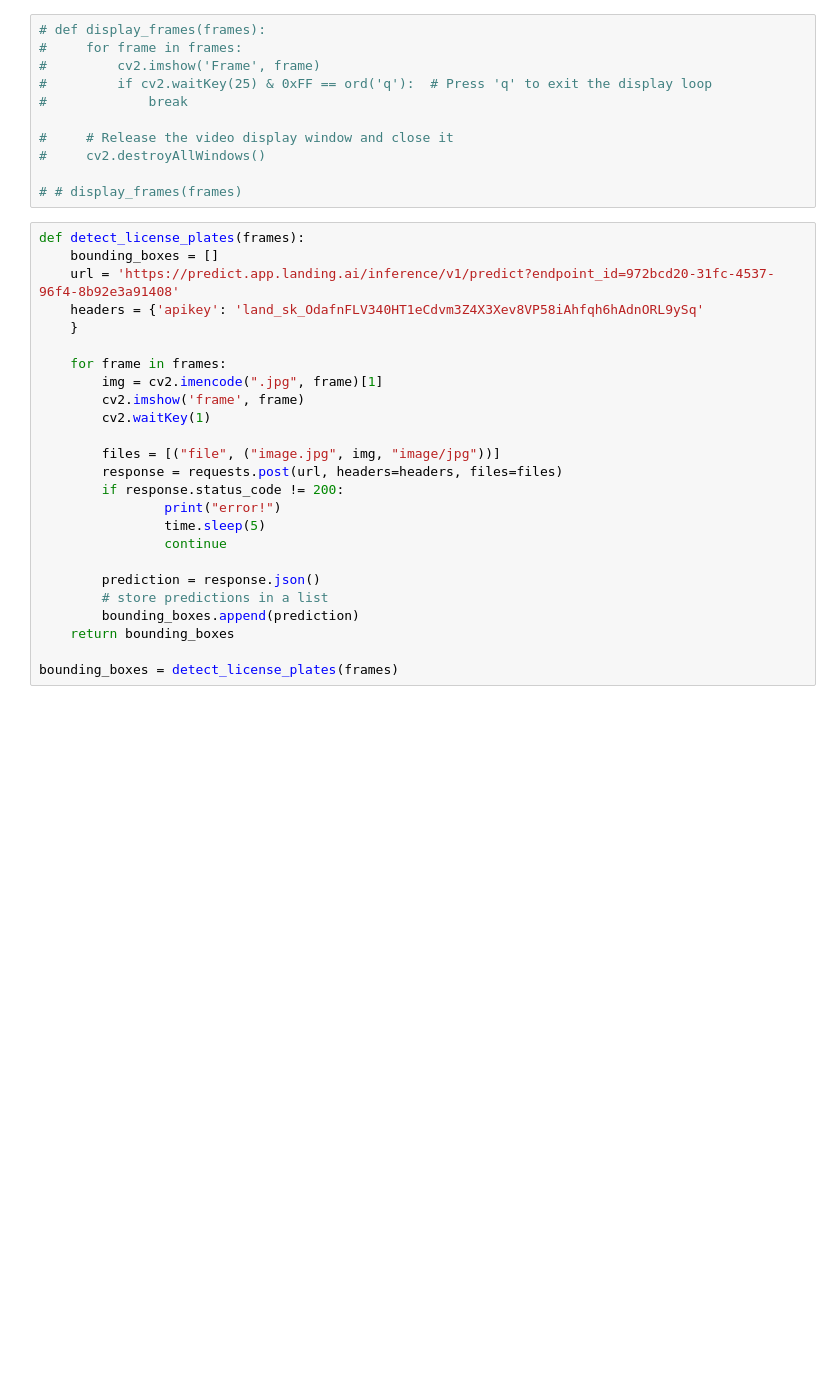
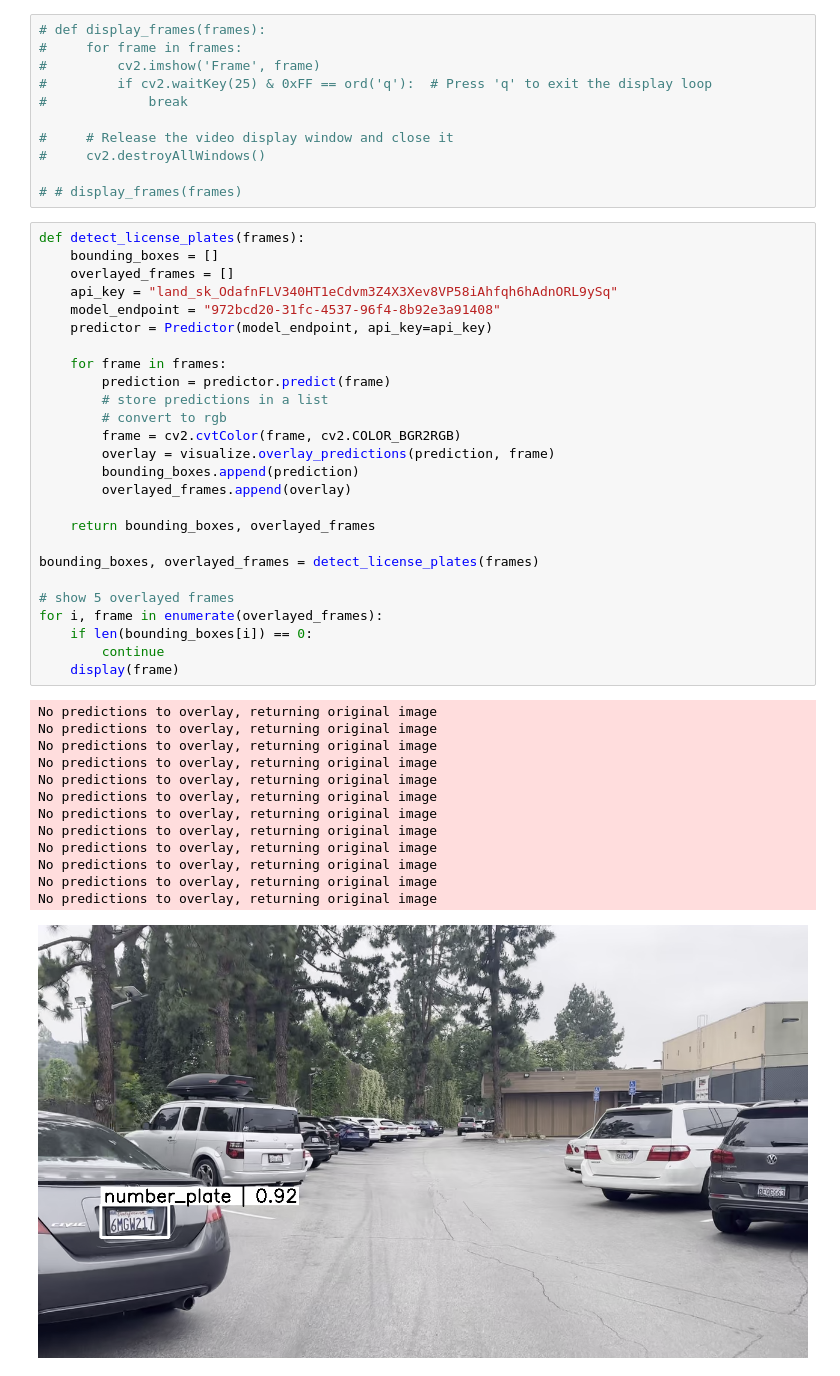
Before and after one commit to wwblodge1/landing-apps-poc, a Jupyter notebook: main.ipynb, the cells around one changed output. Saved outputs shown, nothing was run; the diff lists cells and outputs as text; blank space fills up the shorter version.

```diff
--- a/main.ipynb
+++ b/main.ipynb
@@ -45,28 +52,43 @@ frames = extract_frames(video_file_path)
 #     cv2.destroyAllWindows()
 
 # # display_frames(frames)
-# %%
-def detect_license_plates(frames):
-    bounding_boxes = []
-    url = 'https://predict.app.landing.ai/inference/v1/predict?endpoint_id=972bcd20-31fc-4537-96f4-8b92e3a91408'
-    headers = {'apikey': 'land_sk_OdafnFLV340HT1eCdvm3Z4X3Xev8VP58iAhfqh6hAdnORL9ySq'
-    }
-
-    for frame in frames:
-        img = cv2.imencode(".jpg", frame)[1]
-        cv2.imshow('frame', frame)
-        cv2.waitKey(1)
-
-        files = [("file", ("image.jpg", img, "image/jpg"))]
-        response = requests.post(url, headers=headers, files=files)
-        if response.status_code != 200:
-                print("error!")
-                time.sleep(5)
-                continue
-
-        prediction = response.json()
-        # store predictions in a list
-        bounding_boxes.append(prediction)
-    return bounding_boxes
-
-bounding_boxes = detect_license_plates(frames)
+# %%
+def detect_license_plates(frames):
+    bounding_boxes = []
+    overlayed_frames = []
+    api_key = "land_sk_OdafnFLV340HT1eCdvm3Z4X3Xev8VP58iAhfqh6hAdnORL9ySq"
+    model_endpoint = "972bcd20-31fc-4537-96f4-8b92e3a91408"
+    predictor = Predictor(model_endpoint, api_key=api_key)
+
+    for frame in frames:
+        prediction = predictor.predict(frame)
+        # store predictions in a list
+        # convert to rgb
+        frame = cv2.cvtColor(frame, cv2.COLOR_BGR2RGB)
+        overlay = visualize.overlay_predictions(prediction, frame)
+        bounding_boxes.append(prediction)
+        overlayed_frames.append(overlay)
+
+    return bounding_boxes, overlayed_frames
+
+bounding_boxes, overlayed_frames = detect_license_plates(frames)
+
+# show 5 overlayed frames
+for i, frame in enumerate(overlayed_frames):
+    if len(bounding_boxes[i]) == 0:
+        continue
+    display(frame)
+# %% [output]
+No predictions to overlay, returning original image
+No predictions to overlay, returning original image
+No predictions to overlay, returning original image
+No predictions to overlay, returning original image
+No predictions to overlay, returning original image
+No predictions to overlay, returning original image
+No predictions to overlay, returning original image
+No predictions to overlay, returning original image
+No predictions to overlay, returning original image
+No predictions to overlay, returning original image
+No predictions to overlay, returning original image
+No predictions to overlay, returning original image
+[figure, added]
```
Also changed, not shown: parts of 6 cells of this notebook.
